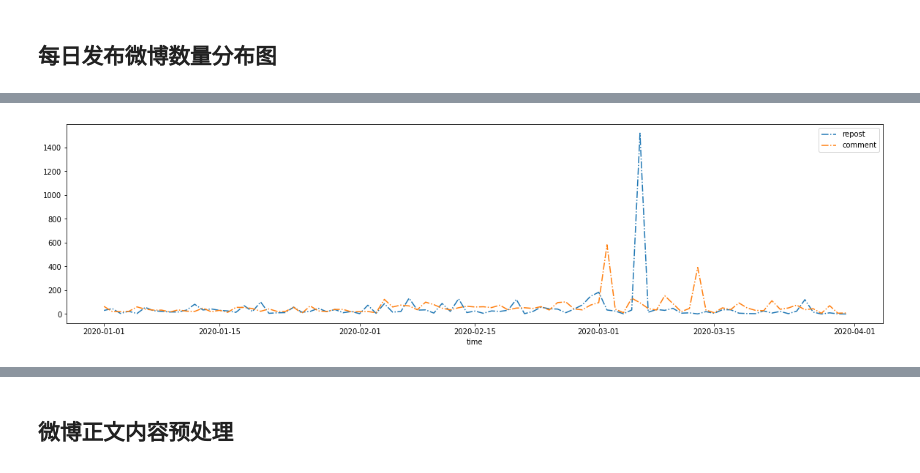
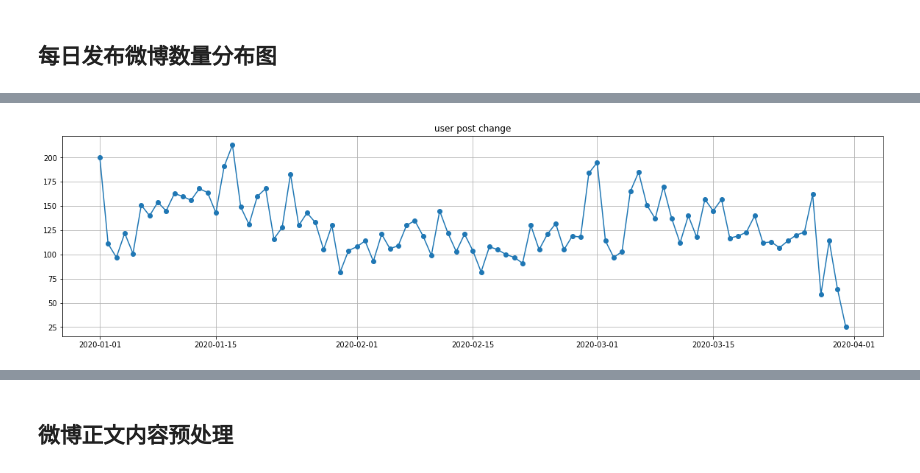
Before and after one commit to const7/Emotion-Contagion, a Jupyter notebook: code/weibo_user.ipynb, the cells around one changed output, grey strips where cells are left out. Saved outputs shown, nothing was run; the diff lists cells and outputs as text; code cells hidden in the pictures.

```diff
--- a/code/weibo_user.ipynb
+++ b/code/weibo_user.ipynb
@@ -31,7 +31,7 @@ pd.set_option('max_colwidth',200)
 # %% [markdown]
 ## 获取数据
 # %%
-def get_data(file_path):
+def get_user_data(file_path):
     total = pd.DataFrame()
     # read all xlsx files
     for root, dirs, files in tqdm(os.walk(file_path)):
@@ -118,7 +75,8 @@ plt.show()
-# %%
-fig2, ax2 = plt.subplots(figsize=(20, 5))
-df = data.groupby("time").sum()[["repost", "comment"]]
-df.plot(ax=ax2, style='-.')
-plt.show()
-# %% [output]
-[figure, removed]
+# %%
+fig_post, ax_post = plt.subplots(figsize=(20, 5))
+ax_post.set_title("user post change")
+ax_post.plot(data.groupby("time").count()["post"], "o-")
+ax_post.grid()
+plt.savefig("../data/chart_pres_data/user_post_change.png", dpi=400, bbox_inches='tight')
+# %% [output]
+[figure, added]
```
Also changed, not shown: parts of 16 cells of this notebook, 1 other file.
